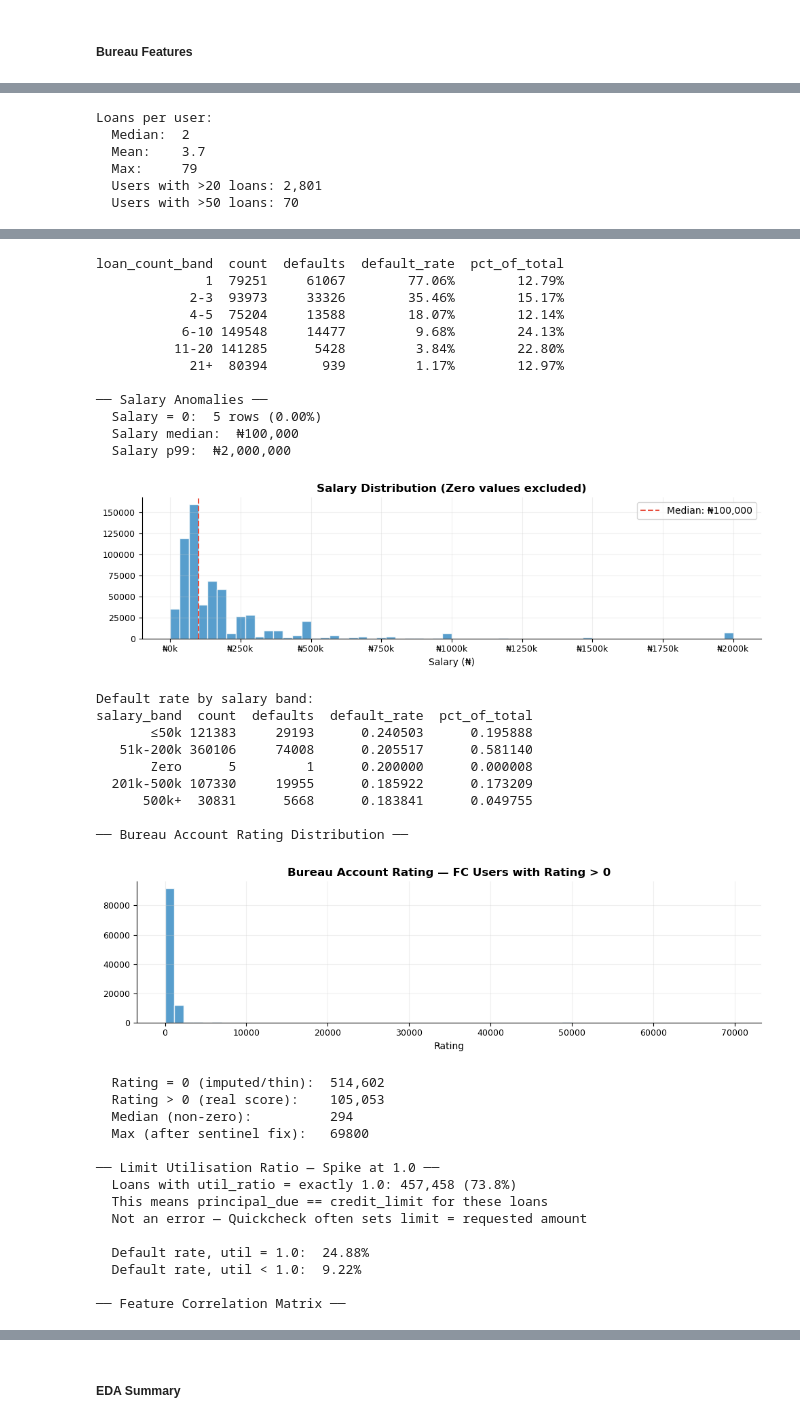
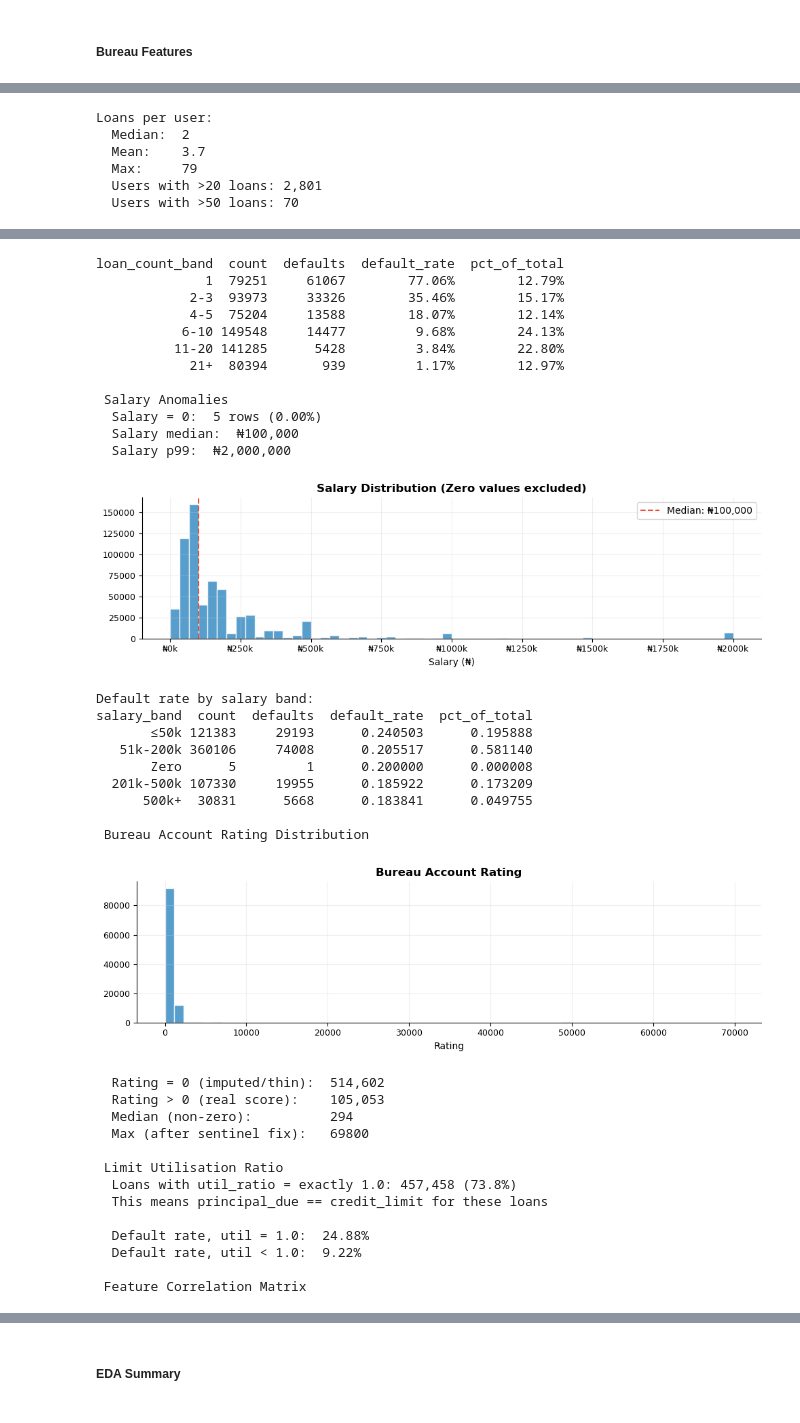
Before and after one commit to husainridwan/ProbabilityOfDefault, a Jupyter notebook: notebooks/01_data_cleaning.ipynb, the cells around one changed output, grey strips where cells are left out. Drawn from its saved outputs; the diff is of its cells as text; code cells hidden in the pictures.

```diff
--- a/notebooks/01_data_cleaning.ipynb
+++ b/notebooks/01_data_cleaning.ipynb
@@ -828,7 +784,7 @@ max           88.00
 [figure]
 ... (38 outputs left out)
 # %%
-print("\n── Loans Per User Distribution ──")
+print("\n Loans Per User Distribution ")
 loans_per_user = df_eda.groupby("user_id").size()
 
 fig, ax = plt.subplots(figsize=(10, 4))
@@ -849,7 +805,7 @@ print(f"  Max:     {loans_per_user.max():.0f}")
 print(f"  Users with >20 loans: {(loans_per_user > 20).sum():,}")
 print(f"  Users with >50 loans: {(loans_per_user > 50).sum():,}")
 
-# Default rate by loan count band — high count users may be different risk
+# Default rate by loan count band
 user_loan_counts = loans_per_user.reset_index()
 user_loan_counts.columns = ["user_id", "loan_count"]
 tmp = df_eda.merge(user_loan_counts, on="user_id")
@@ -857,9 +813,9 @@ tmp["loan_count_band"] = pd.cut(tmp["loan_count"],
     bins=[0, 1, 3, 5, 10, 20, 9999],
     labels=["1", "2-3", "4-5", "6-10", "11-20", "21+"])
 plot_default_rate_bar(tmp, "loan_count_band",
-    title="Default Rate by Total Loans per User (Frequency Check)")
+    title="Default Rate by Total Loans per User")
 
-print("\n── Salary Anomalies ──")
+print("\n Salary Anomalies ")
 salary_zero   = (df_eda["salary"] == 0).sum()
 salary_p99    = df_eda["salary"].quantile(0.99)
 salary_median = df_eda["salary"].median()
@@ -891,13 +847,13 @@ tbl_salary = default_rate_summary(
 print("\nDefault rate by salary band:")
 print(tbl_salary.to_string(index=False))
 
-print("\n── Bureau Account Rating Distribution ──")
+print("\n Bureau Account Rating Distribution ")
 fig, ax = plt.subplots(figsize=(10, 3))
-# Exclude 0 (imputed no-bureau) to see the real FC distribution
+
 fc_rating = fc_only["bureau_account_rating"]
 fc_rating  = fc_rating[fc_rating > 0]
 ax.hist(fc_rating, bins=60, color=SAFE_CLR, alpha=0.8, edgecolor="white")
-ax.set_title("Bureau Account Rating — FC Users with Rating > 0")
+ax.set_title("Bureau Account Rating")
 ax.set_xlabel("Rating")
 plt.tight_layout()
 plt.show()
@@ -907,18 +863,17 @@ print(f"  Rating > 0 (real score):    {(df_eda['bureau_account_rating'] > 0).sum
 print(f"  Median (non-zero):          {fc_rating.median():.0f}")
 print(f"  Max (after sentinel fix):   {df_eda['bureau_account_rating'].max():.0f}")
 
-print("\n── Limit Utilisation Ratio — Spike at 1.0 ──")
+print("\n Limit Utilisation Ratio ")
 util_exact_1 = (df_eda["limit_util_ratio"] == 1.0).sum()
 print(f"  Loans with util_ratio = exactly 1.0: {util_exact_1:,} ({util_exact_1/len(df_eda):.1%})")
 print(f"  This means principal_due == credit_limit for these loans")
-print(f"  Not an error — Quickcheck often sets limit = requested amount")
 
 dr_util_1  = df_eda[df_eda["limit_util_ratio"] == 1.0]["target"].mean()
 dr_util_lt1 = df_eda[df_eda["limit_util_ratio"] < 1.0]["target"].mean()
 print(f"\n  Default rate, util = 1.0:  {dr_util_1:.2%}")
 print(f"  Default rate, util < 1.0:  {dr_util_lt1:.2%}")
 
-print("\n── Feature Correlation Matrix ──")
+print("\n Feature Correlation Matrix ")
 numeric_cols = [
     "global_cardinal", "principal_due", "credit_limit", "limit_util_ratio",
     "tenure", "age", "salary", "loan_to_income_ratio",
@@ -938,12 +893,12 @@ sns.heatmap(corr, mask=mask, annot=False, fmt=".2f",
             cmap="RdBu_r", center=0, vmin=-1, vmax=1,
             linewidths=0.3, ax=ax,
             cbar_kws={"shrink": 0.6})
-ax.set_title("Feature Correlation Matrix\n(Lower triangle — includes target)",
+ax.set_title("Feature Correlation Matrix\n(Lower triangle includes target)",
              fontweight="bold")
 plt.tight_layout()
 plt.show()
 
-print("\nHigh-correlation feature pairs (|r| > 0.85) — review before modeling:")
+print("\nHigh-correlation feature pairs (|r| > 0.85):")
 corr_pairs = (corr.where(np.tril(np.ones(corr.shape), k=-1).astype(bool))
               .stack().reset_index())
 corr_pairs.columns = ["feature_1", "feature_2", "correlation"]
@@ -955,7 +910,7 @@ if len(high_corr):
 else:
     print("  No pairs above 0.85 threshold.")
 
-print("\n── Feature Correlation with Target (Ranking) ──")
+print("\n Feature Correlation with Target (Ranking) ")
 target_corr = (corr["target"]
                .drop("target")
                .abs()
@@ -994,38 +949,37 @@ Loans per user:
 loan_count_band  count  defaults  default_rate  pct_of_total
               1  79251     61067        77.06%        12.79%
             2-3  93973     33326        35.46%        15.17%
             4-5  75204     13588        18.07%        12.14%
            6-10 149548     14477         9.68%        24.13%
           11-20 141285      5428         3.84%        22.80%
             21+  80394       939         1.17%        12.97%
 
-── Salary Anomalies ──
+ Salary Anomalies
   Salary = 0:  5 rows (0.00%)
   Salary median:  ₦100,000
   Salary p99:  ₦2,000,000
 [figure]
 Default rate by salary band:
 salary_band  count  defaults  default_rate  pct_of_total
        ≤50k 121383     29193      0.240503      0.195888
    51k-200k 360106     74008      0.205517      0.581140
        Zero      5         1      0.200000      0.000008
   201k-500k 107330     19955      0.185922      0.173209
       500k+  30831      5668      0.183841      0.049755
 
-── Bureau Account Rating Distribution ──
+ Bureau Account Rating Distribution
-[figure, old version]
+[figure, new version]
   Rating = 0 (imputed/thin):  514,602
   Rating > 0 (real score):    105,053
   Median (non-zero):          294
   Max (after sentinel fix):   69800
 
-── Limit Utilisation Ratio — Spike at 1.0 ──
+ Limit Utilisation Ratio
   Loans with util_ratio = exactly 1.0: 457,458 (73.8%)
   This means principal_due == credit_limit for these loans
-  Not an error — Quickcheck often sets limit = requested amount
 
   Default rate, util = 1.0:  24.88%
   Default rate, util < 1.0:  9.22%
 
-── Feature Correlation Matrix ──
+ Feature Correlation Matrix
 [figure]
```
Also changed, not shown: parts of 22 cells of this notebook, 1 other file.
